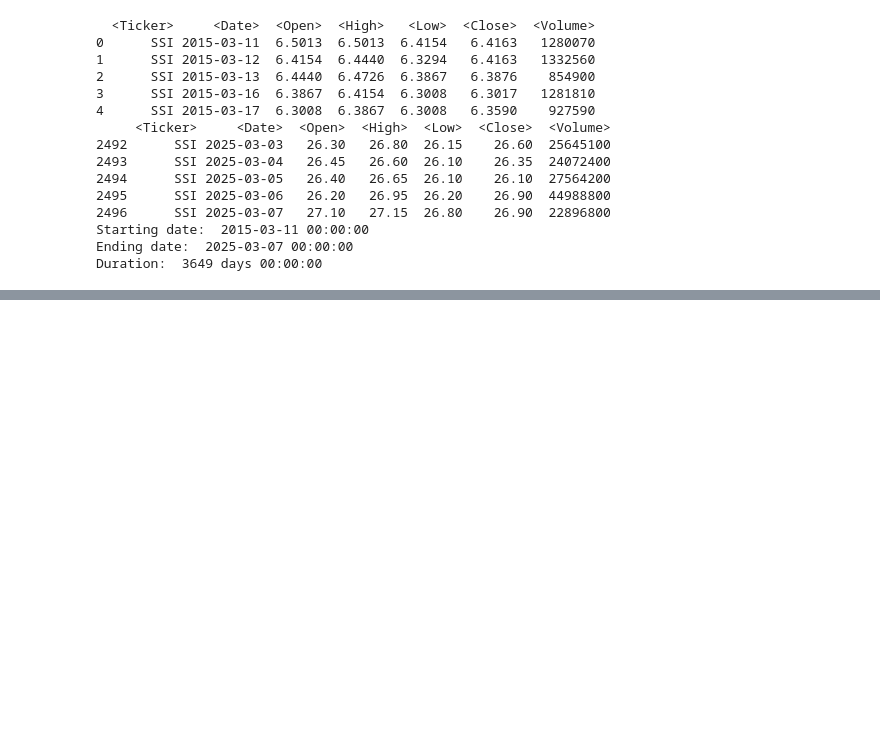
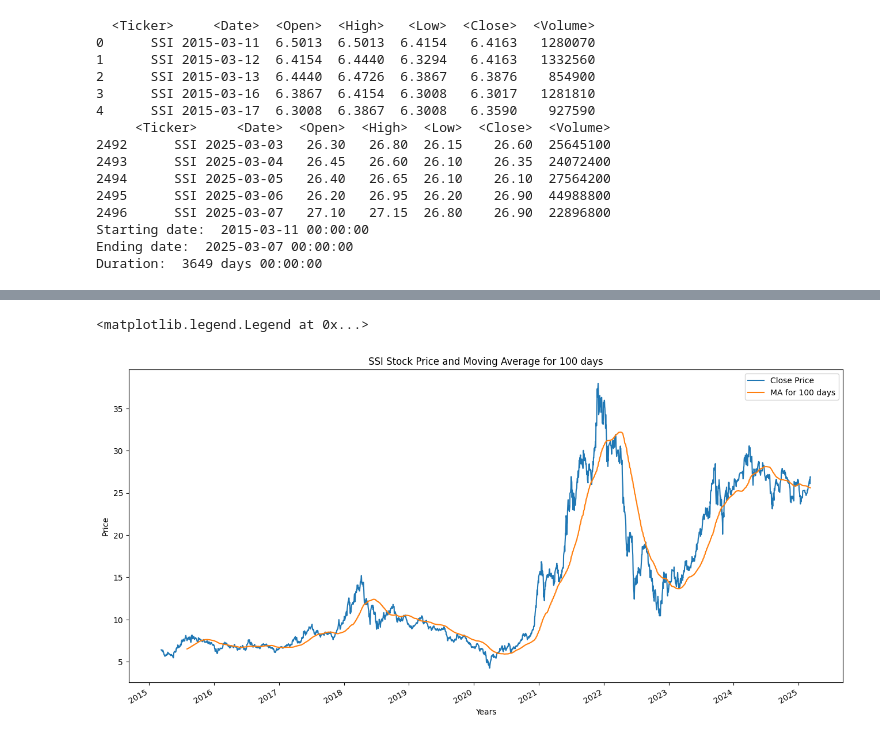
Before and after one commit to merryannequinn/Algorithmic-Trading, a Jupyter notebook: lstm-model-prediction.ipynb, the cells around one changed output, grey strips where cells are left out. Saved outputs shown, nothing was run; the diff lists cells and outputs as text; code cells hidden in the pictures; blank space fills up the shorter version.

```diff
--- a/lstm-model-prediction.ipynb
+++ b/lstm-model-prediction.ipynb
@@ -48,0 +82,13 @@ Duration:  3649 days 00:00:00
+# %%
+# Calculate Moving Average for 100 days
+df['MA for 100 days'] = df['<Close>'].rolling(window=100).mean()
+df['MA for 100 days'][0:100].tail()
+
+plot_graph = df[['<Date>', '<Close>', 'MA for 100 days']].plot(x='<Date>', y=['<Close>', 'MA for 100 days'], figsize=(16,8))
+plot_graph.set_title('SSI Stock Price and Moving Average for 100 days')
+plot_graph.set_xlabel('Years')
+plot_graph.set_ylabel('Price')
+plot_graph.legend(['Close Price', 'MA for 100 days'])
+# %% [output]
+<matplotlib.legend.Legend at 0x...>
+[figure, added]
```
Also changed, not shown: parts of 5 cells of this notebook.
